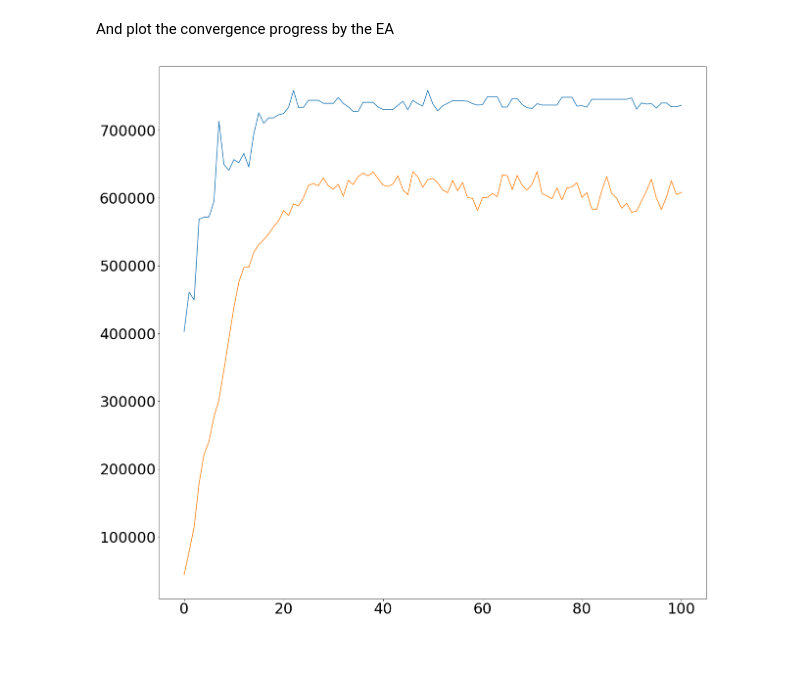
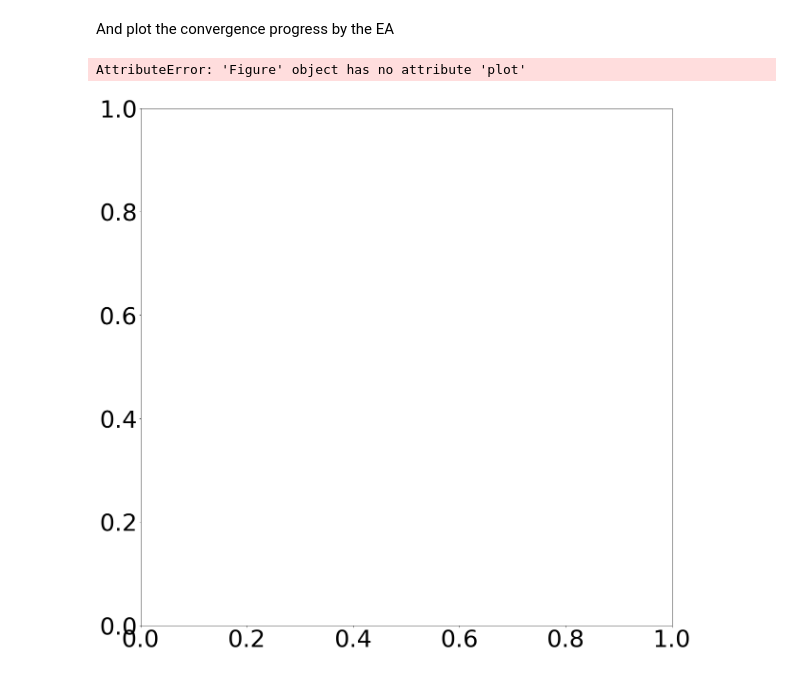
Before and after one commit to chathika/NL4Py, a Jupyter notebook: JASSS2018/CalibrationDEAP.ipynb, the cells around one changed output. Cells and saved outputs as stored; diff of their text form; code cells hidden in the pictures.

```diff
--- a/JASSS2018/CalibrationDEAP.ipynb
+++ b/JASSS2018/CalibrationDEAP.ipynb
@@ -172,12 +172,15 @@ And plot the convergence progress by the EA
 # %%
 app.closeModel()
 convergence_progress = pd.DataFrame(log)[['max','mean']]
 import matplotlib.pyplot as plt
 import matplotlib as mpl
-mpl.rcParams['font.size'] = 30.0
+mpl.rcParams['font.size'] = 50.0
 fig = plt.figure(figsize = [20,20])
-ax = fig.add_subplot(111)
-plot = ax.plot(convergence_progress)
+fig.add_subplot(111)
+plot = fig.plot(convergence_progress)
+plot.xlabel("Generation")
+plot.ylabel("Fitness")
 fig.savefig("CalibrationConvergenceProgress.png")
 # %% [output]
+AttributeError: 'Figure' object has no attribute 'plot'
-[figure, old version]
+[figure, new version]
```
Also changed, not shown: 1 other file.
